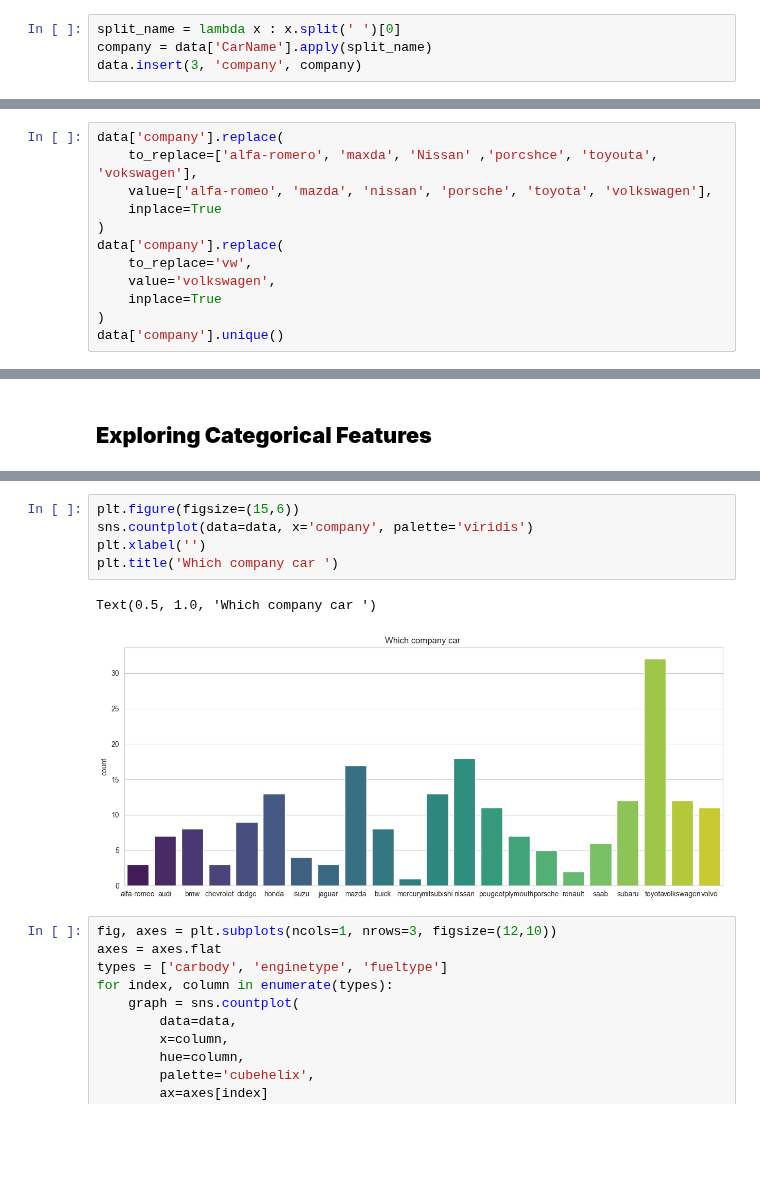
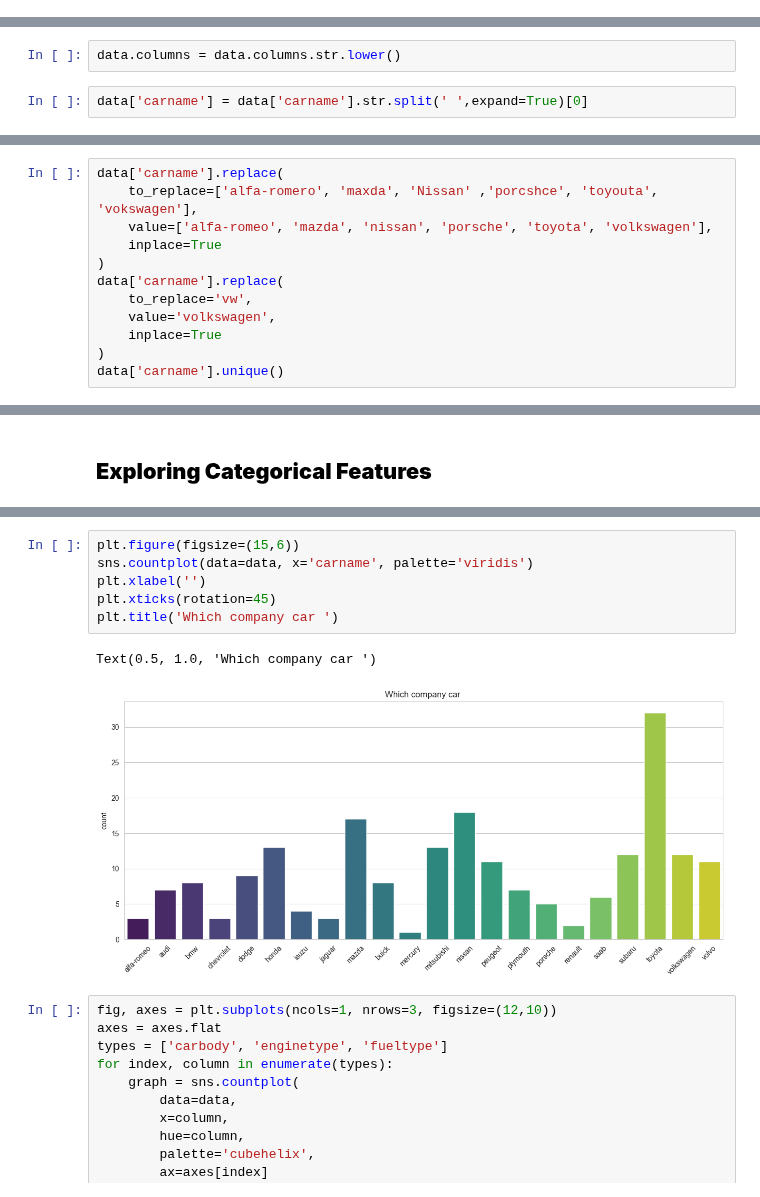
Before and after one commit to SwagAbyss/SwagML, a Jupyter notebook: Projects/Car Price prediction/car_price_prediction.ipynb, the cells around one changed output, grey strips where cells are left out. Cells and saved outputs as stored; diff of their text form; blank space fills up the shorter version.

```diff
--- a/Projects/Car Price prediction/car_price_prediction.ipynb
+++ b/Projects/Car Price prediction/car_price_prediction.ipynb
@@ -77,6 +76,2 @@ raw_data.describe()
 # %%
 data = raw_data.copy(deep=True)
-# %%
-split_name = lambda x : x.split(' ')[0]
-company = data['CarName'].apply(split_name)
-data.insert(3, 'company', company)
@@ -90,0 +78,4 @@ array(['alfa-romero', 'audi', 'bmw', 'chevrolet', 'dodge', 'honda',
+# %%
+data.columns = data.columns.str.lower()
+# %%
+data['carname'] = data['carname'].str.split(' ',expand=True)[0]
@@ -91,15 +90,15 @@ array(['alfa-romero', 'audi', 'bmw', 'chevrolet', 'dodge', 'honda',
 # %%
-data['company'].replace(
+data['carname'].replace(
     to_replace=['alfa-romero', 'maxda', 'Nissan' ,'porcshce', 'toyouta', 'vokswagen'],
     value=['alfa-romeo', 'mazda', 'nissan', 'porsche', 'toyota', 'volkswagen'],
     inplace=True
 )
-data['company'].replace(
+data['carname'].replace(
     to_replace='vw',
     value='volkswagen',
     inplace=True
 )
-data['company'].unique()
+data['carname'].unique()
 # %% [output]
 array(['alfa-romeo', 'audi', 'bmw', 'chevrolet', 'dodge', 'honda',
        'isuzu', 'jaguar', 'mazda', 'buick', 'mercury', 'mitsubishi',
@@ -187,11 +193,12 @@ Index(['CarName', 'company', 'fueltype', 'aspiration', 'doornumber', 'carbody',
 # %%
 plt.figure(figsize=(15,6))
-sns.countplot(data=data, x='company', palette='viridis')
+sns.countplot(data=data, x='carname', palette='viridis')
 plt.xlabel('')
+plt.xticks(rotation=45)
 plt.title('Which company car ')
 # %% [output]
 Text(0.5, 1.0, 'Which company car ')
-[figure, old version]
+[figure, new version]
 # %%
 fig, axes = plt.subplots(ncols=1, nrows=3, figsize=(12,10))
 axes = axes.flat
```
Also changed, not shown: parts of 14 cells of this notebook.
